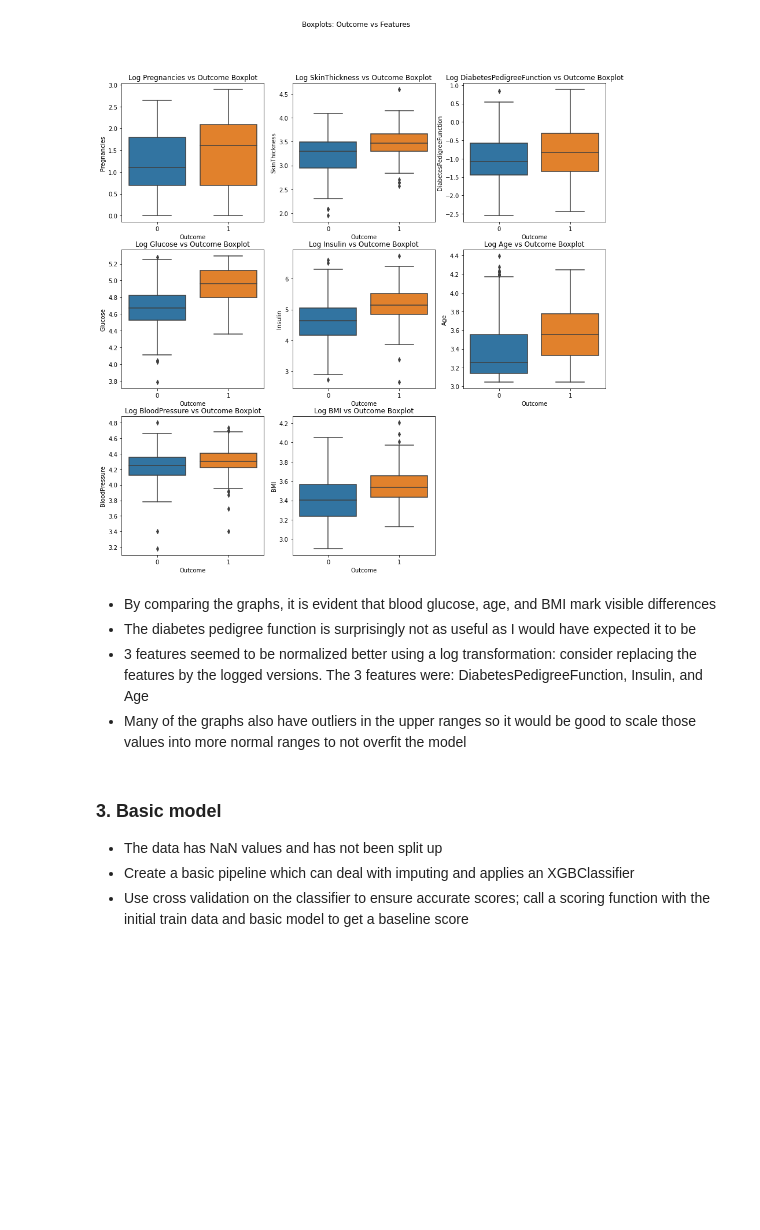
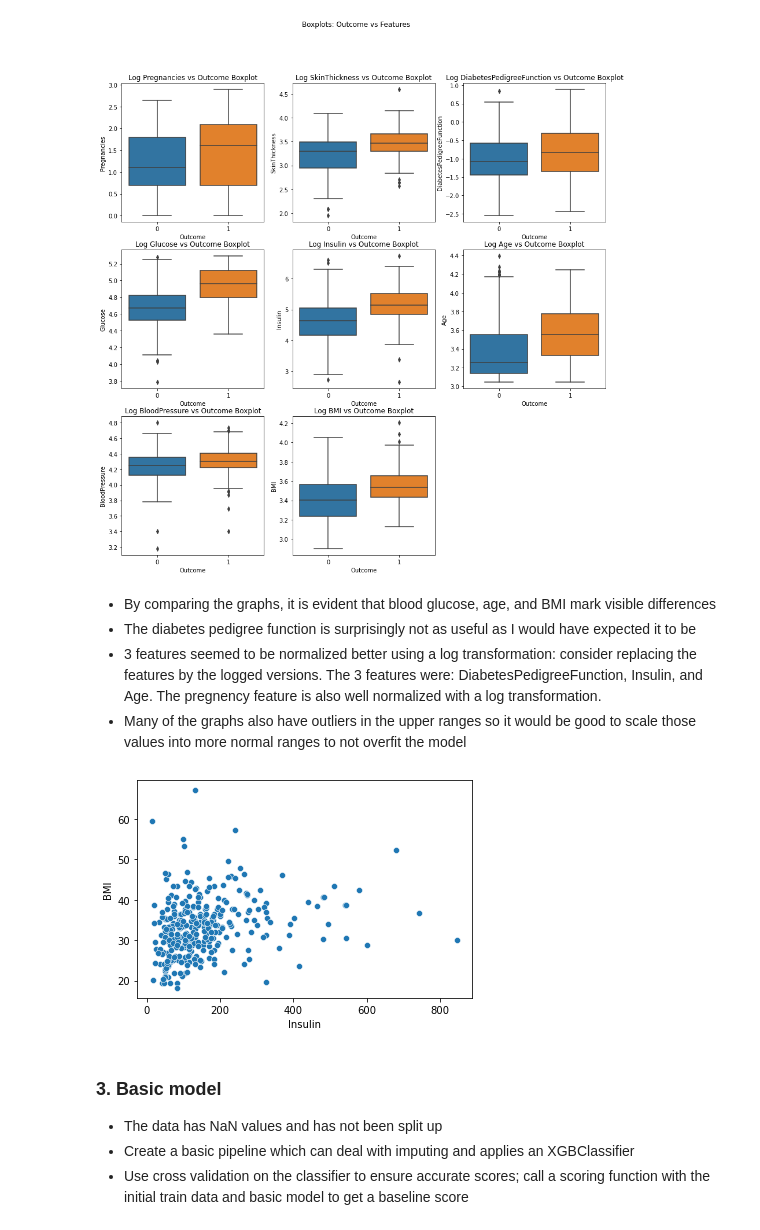
Before and after one commit to nico-palmar/ML_notebooks, a Jupyter notebook: xgb-diabetic-predictions.ipynb, the cells around one changed output. Saved outputs shown, nothing was run; the diff lists cells and outputs as text; code cells hidden in the pictures; blank space fills up the shorter version.

```diff
--- a/xgb-diabetic-predictions.ipynb
+++ b/xgb-diabetic-predictions.ipynb
@@ -298,8 +300,13 @@ fig.delaxes(axes[index_1, index_2])
 # %% [markdown]
 - By comparing the graphs, it is evident that blood glucose, age, and BMI mark visible differences
 - The diabetes pedigree function is surprisingly not as useful as I would have expected it to be
-- 3 features seemed to be normalized better using a log transformation: consider replacing the features by the logged versions. The 3 features were: DiabetesPedigreeFunction, Insulin, and Age
+- 3 features seemed to be normalized better using a log transformation: consider replacing the features by the logged versions. The 3 features were: DiabetesPedigreeFunction, Insulin, and Age. The pregnency feature is also well normalized with a log transformation.
 - Many of the graphs also have outliers in the upper ranges so it would be good to scale those values into more normal ranges to not overfit the model
+# %%
+# explore insulin vs bmi
+ax = sns.scatterplot(x=df_train['Insulin'], y=df_train['BMI'])
+# %% [output]
+[figure, added]
 # %% [markdown]
 ### 3. Basic model
 - The data has NaN values and has not been split up
```
Also changed, not shown: parts of 9 cells of this notebook.
